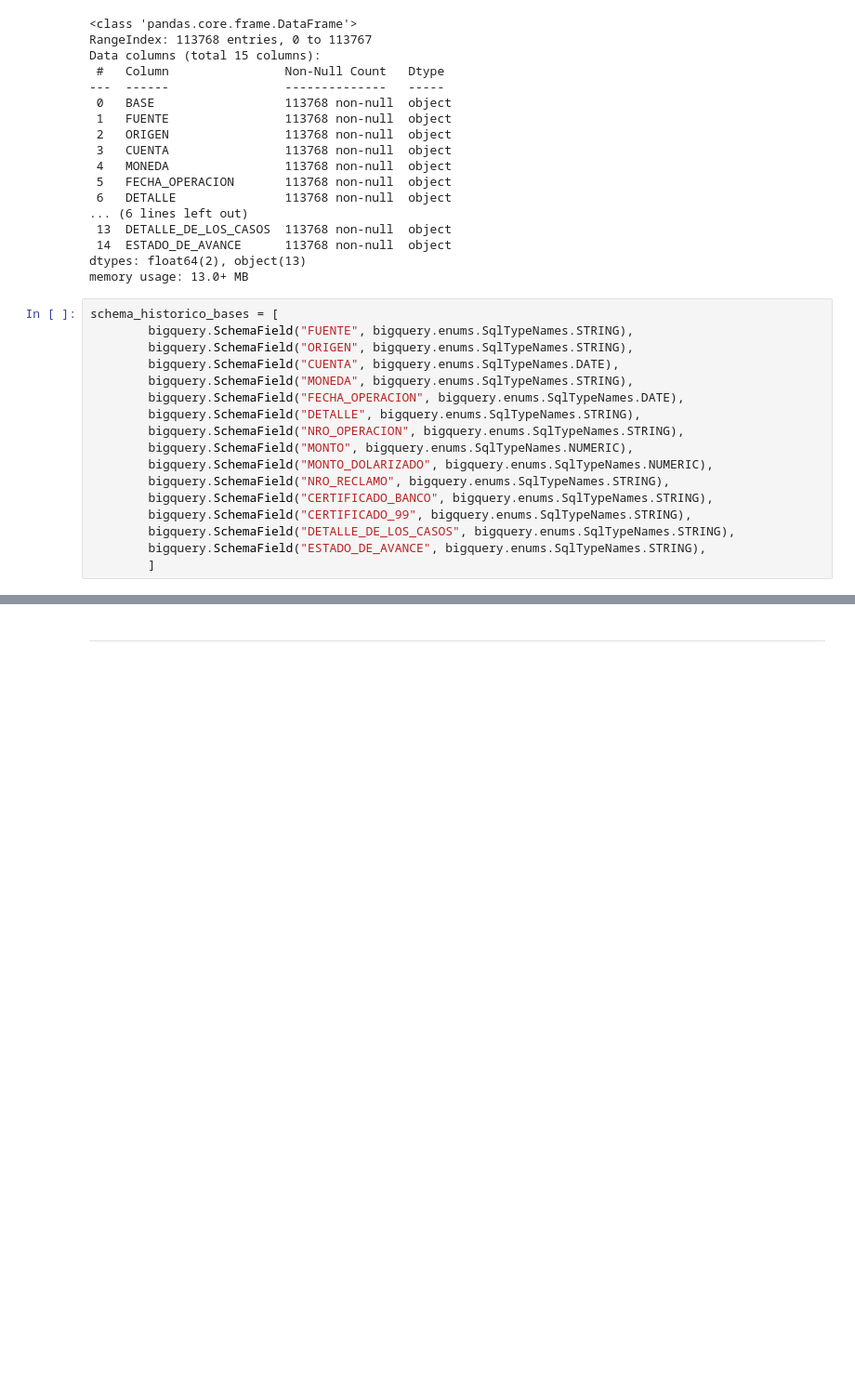
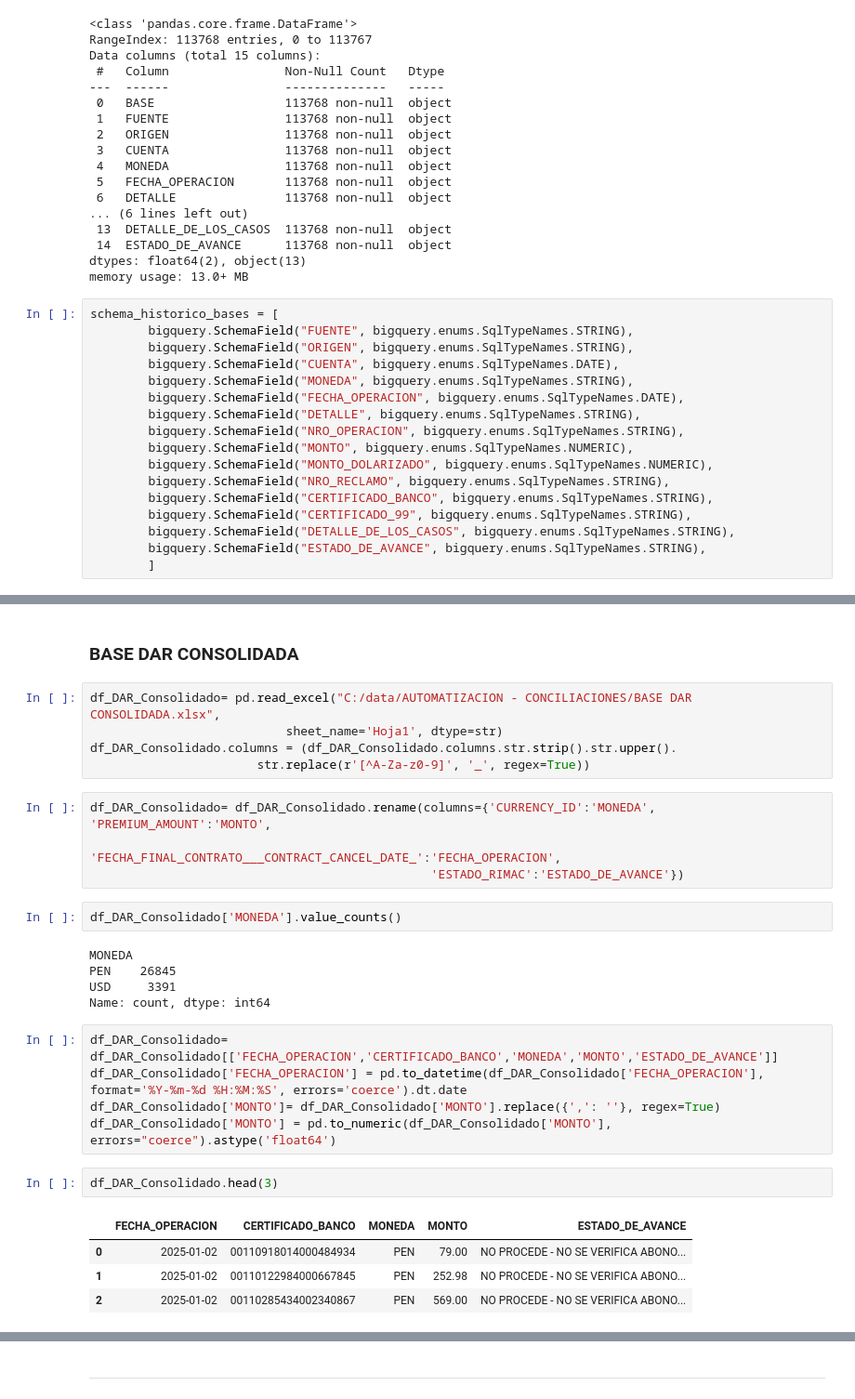
Before and after one commit to nelvinvelazco/PROYECTO-RIMAC, a Jupyter notebook: notebooks/ETL_Excel_Bases.ipynb, the cells around one changed output, grey strips where cells are left out. Shown at 93% size. Drawn from its saved outputs; the diff is of its cells as text; blank space fills up the shorter version.

```diff
--- a/notebooks/ETL_Excel_Bases.ipynb
+++ b/notebooks/ETL_Excel_Bases.ipynb
@@ -703,0 +776,30 @@ schema_historico_bases = [
+# %% [markdown]
+### BASE DAR CONSOLIDADA
+# %%
+df_DAR_Consolidado= pd.read_excel("C:/data/AUTOMATIZACION - CONCILIACIONES/BASE DAR CONSOLIDADA.xlsx",
+                           sheet_name='Hoja1', dtype=str)
+df_DAR_Consolidado.columns = (df_DAR_Consolidado.columns.str.strip().str.upper().
+                       str.replace(r'[^A-Za-z0-9]', '_', regex=True))
+# %%
+df_DAR_Consolidado= df_DAR_Consolidado.rename(columns={'CURRENCY_ID':'MONEDA', 'PREMIUM_AMOUNT':'MONTO',
+                                               'FECHA_FINAL_CONTRATO___CONTRACT_CANCEL_DATE_':'FECHA_OPERACION',
+                                               'ESTADO_RIMAC':'ESTADO_DE_AVANCE'})
+# %%
+df_DAR_Consolidado['MONEDA'].value_counts()
+# %% [output]
+MONEDA
+PEN    26845
+USD     3391
+Name: count, dtype: int64
+# %%
+df_DAR_Consolidado= df_DAR_Consolidado[['FECHA_OPERACION','CERTIFICADO_BANCO','MONEDA','MONTO','ESTADO_DE_AVANCE']]
+df_DAR_Consolidado['FECHA_OPERACION'] = pd.to_datetime(df_DAR_Consolidado['FECHA_OPERACION'], format='%Y-%m-%d %H:%M:%S', errors='coerce').dt.date
+df_DAR_Consolidado['MONTO']= df_DAR_Consolidado['MONTO'].replace({',': ''}, regex=True)
+df_DAR_Consolidado['MONTO'] = pd.to_numeric(df_DAR_Consolidado['MONTO'], errors="coerce").astype('float64')
+# %%
+df_DAR_Consolidado.head(3)
+# %% [output]
+|  | FECHA_OPERACION | CERTIFICADO_BANCO | MONEDA | MONTO | ESTADO_DE_AVANCE |
+| 0 | 2025-01-02 | 00110918014000484934 | PEN | 79.00 | NO PROCEDE - NO SE VERIFICA ABONO... |
+| 1 | 2025-01-02 | 00110122984000667845 | PEN | 252.98 | NO PROCEDE - NO SE VERIFICA ABONO... |
+| 2 | 2025-01-02 | 00110285434002340867 | PEN | 569.00 | NO PROCEDE - NO SE VERIFICA ABONO... |
```
Also changed, not shown: parts of 14 cells of this notebook.
